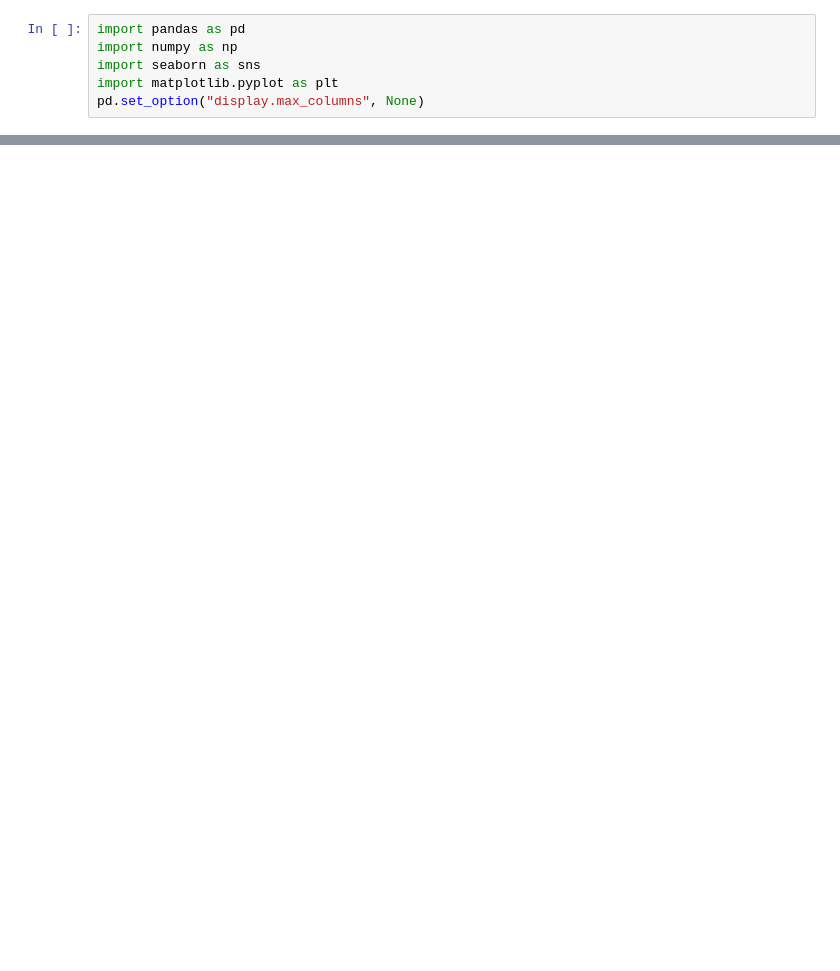
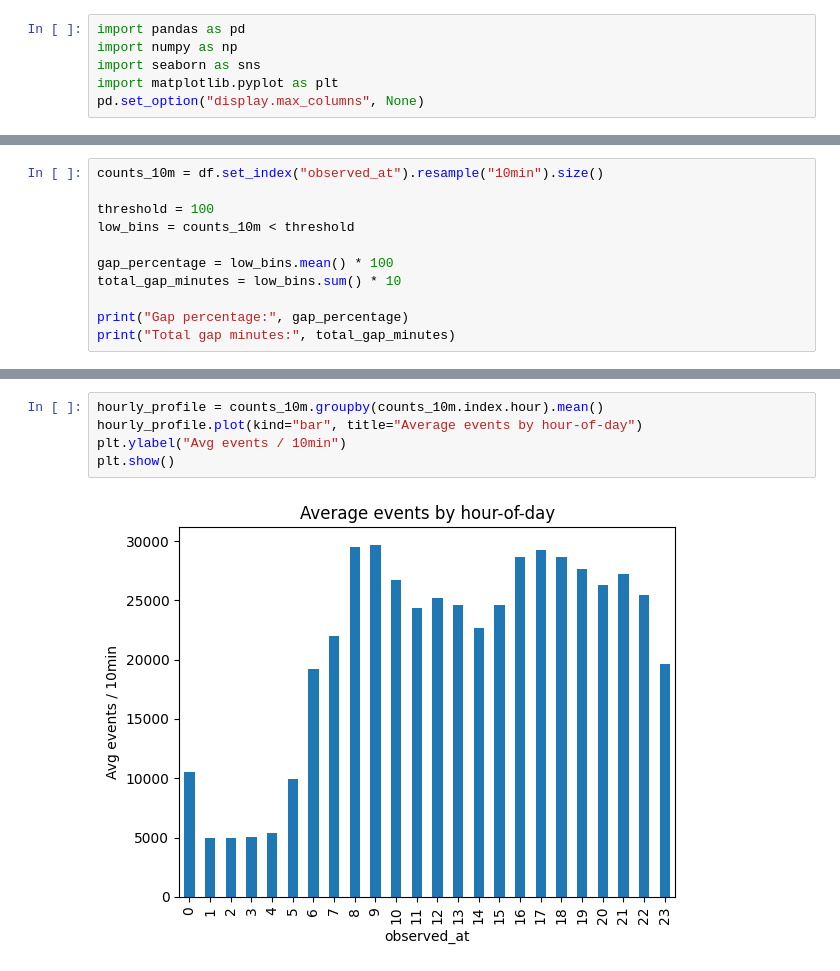
Before and after one commit to itsMayankVashistha/delaysense-transit-intelligence, a Jupyter notebook: notebooks/eda_fulldata.ipynb, the cells around one changed output, grey strips where cells are left out. Cells and saved outputs as stored; diff of their text form; blank space fills up the shorter version.

```diff
--- a/notebooks/eda_fulldata.ipynb
+++ b/notebooks/eda_fulldata.ipynb
@@ -68,0 +113,11 @@ memory usage: 5.5+ GB
+# %%
+counts_10m = df.set_index("observed_at").resample("10min").size()
+
+threshold = 100
+low_bins = counts_10m < threshold
+
+gap_percentage = low_bins.mean() * 100
+total_gap_minutes = low_bins.sum() * 10
+
+print("Gap percentage:", gap_percentage)
+print("Total gap minutes:", total_gap_minutes)
@@ -68,0 +148,7 @@ memory usage: 5.5+ GB
+# %%
+hourly_profile = counts_10m.groupby(counts_10m.index.hour).mean()
+hourly_profile.plot(kind="bar", title="Average events by hour-of-day")
+plt.ylabel("Avg events / 10min")
+plt.show()
+# %% [output]
+[figure, added]
```
Also changed, not shown: parts of 25 cells of this notebook.
